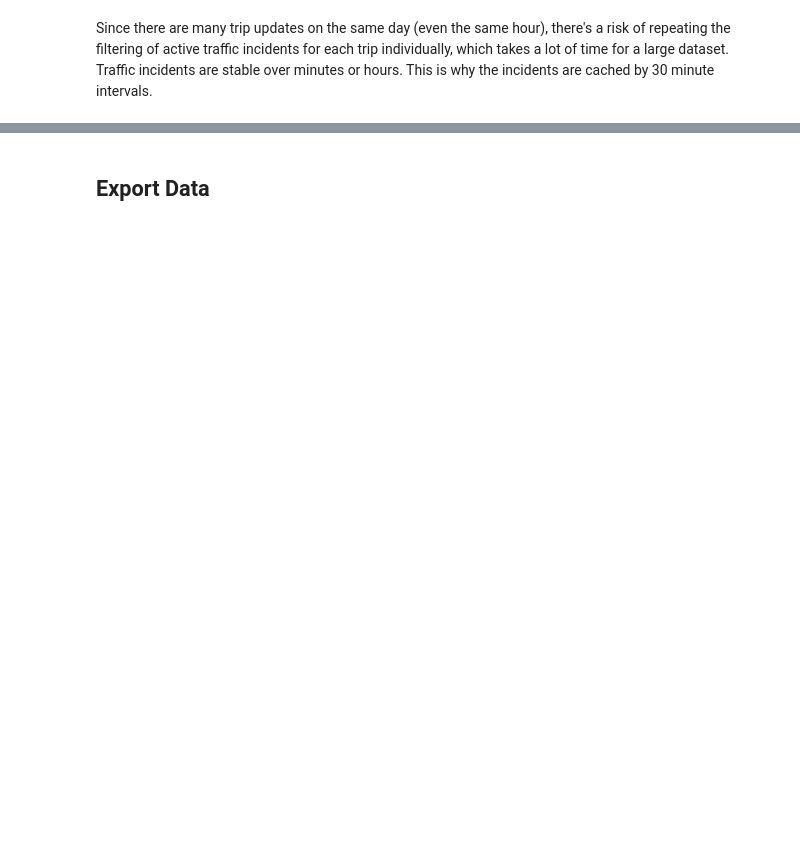
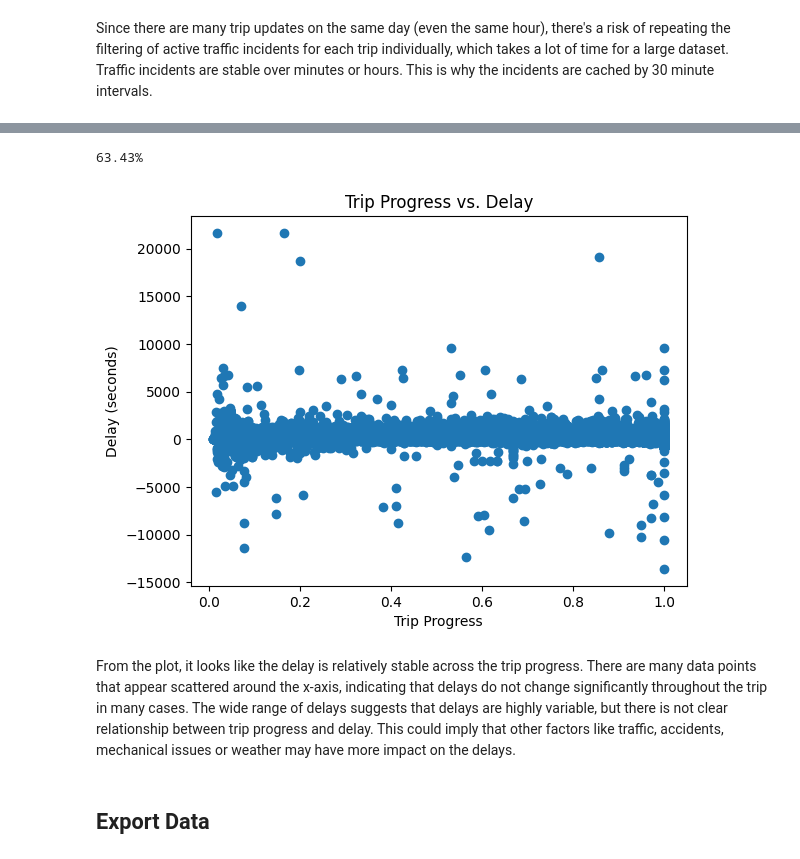
Before and after one commit to nadpierre/stm-transit-delay-prediction, a Jupyter notebook: notebooks/data_cleaning.ipynb, the cells around one changed output, grey strips where cells are left out. Saved outputs shown, nothing was run; the diff lists cells and outputs as text; code cells hidden in the pictures; blank space fills up the shorter version.

```diff
--- a/notebooks/data_cleaning.ipynb
+++ b/notebooks/data_cleaning.ipynb
@@ -241,14 +350,11 @@ stm_df.info()
 # %%
 # Convert time string to datetime
 time_dt = pd.to_datetime(weather_df['time'], utc=True)
-# %%
-# Convert STM arrival timestamp to datetime
-stm_df['arrival_time_dt'] = pd.to_datetime(stm_df['realtime_arrival_time'], origin='unix', unit='ms', utc=True)
 # %%
 # Calculate dates for weather forecast
 last_day_weather = time_dt.max()
 start_date = last_day_weather + timedelta(days=1)
-end_date = stm_df['arrival_time_dt'].max()
+end_date = stm_df['realtime_arrival_time_dt'].max()
 # %%
 # Fetch forecast weather
 start_date_str = start_date.strftime('%Y-%m-%d')
@@ -261,7 +367,7 @@ forecast_df = pd.DataFrame(forecast_list)
 weather_df = pd.concat([weather_df, forecast_df], ignore_index=True)
 # %%
 # Round arrival time to the nearest hour
-stm_df['rounded_arrival_dt'] = stm_df['arrival_time_dt'].dt.round('h')
+stm_df['rounded_arrival_dt'] = stm_df['realtime_arrival_time_dt'].dt.round('h')
 # %%
 # Format time to match weather data
 stm_df['time'] = stm_df['rounded_arrival_dt'].dt.strftime('%Y-%m-%dT%H:%M')
@@ -302,7 +410,7 @@ def build_traffic_cache(traffic_df:pd.DataFrame) -> dict:
 Since there are many trip updates on the same day (even the same hour), there's a risk of repeating the filtering of active traffic incidents for each trip individually, which takes a lot of time for a large dataset. Traffic incidents are stable over minutes or hours. This is why the incidents are cached by 30 minute intervals.
 # %%
 def calculate_nearby_incidents(trip_update:pd.Series, traffic_cache:dict, max_distance:int=500) -> pd.Series:
-	trip_datetime = trip_update['arrival_time_dt']
+	trip_datetime = trip_update['vehicle_dt']
 	stop_coords = (trip_update['vehicle_lat'], trip_update['vehicle_lon'])
 
 	trip_half_hour = trip_datetime.floor('30min')
@@ -371,3 +497,21 @@ df = pd.concat([stm_weather_df, traffic_cols], axis=1)
+# %%
+# Get proportion of trips that are on time
+on_time_mask = df['delay'] == 0
+print(f'{(on_time_mask.sum() / len(df)):.2%}')
+# %% [output]
+63.43%
+# %%
+# Plot trip progress vs. delay
+plt.scatter(x=df['trip_progress'], y=df['delay'])
+plt.title('Trip Progress vs. Delay')
+plt.xlabel('Trip Progress')
+plt.ylabel('Delay (seconds)')
+plt.savefig('../images/trip_progress_vs_delay.png', bbox_inches='tight')
+plt.show()
+# %% [output]
+[figure, added]
+# %% [markdown]
+From the plot, it looks like the delay is relatively stable across the trip progress. There are many data points that appear scattered around the x-axis, indicating that delays do not change significantly throughout the trip in many cases. The wide range of delays suggests that delays are highly variable, but there is not clear relationship between trip progress and delay. This could imply that other factors like traffic, accidents, mechanical issues or weather may have more impact on the delays.
 # %% [markdown]
 ## Export Data
 # %%
```
Also changed, not shown: parts of 26 cells of this notebook, 8 other files.
